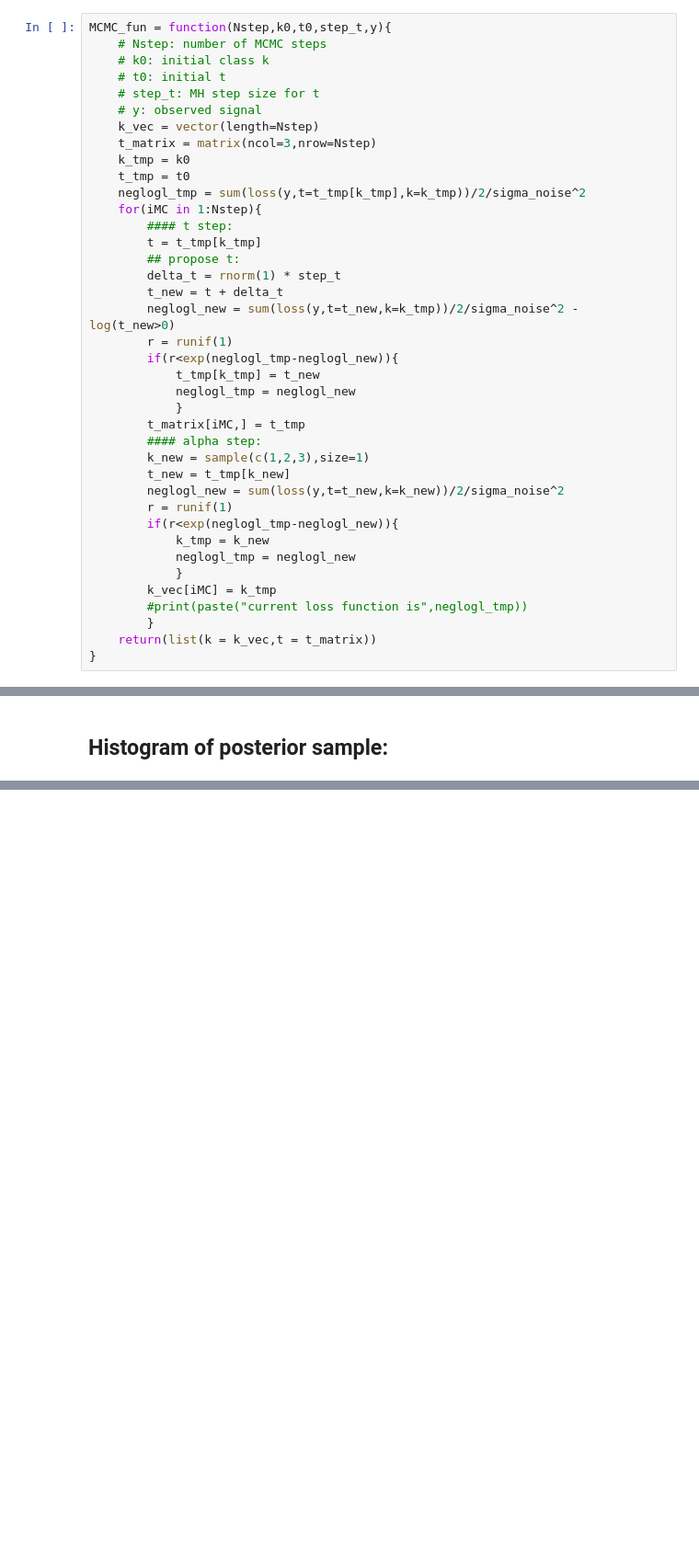
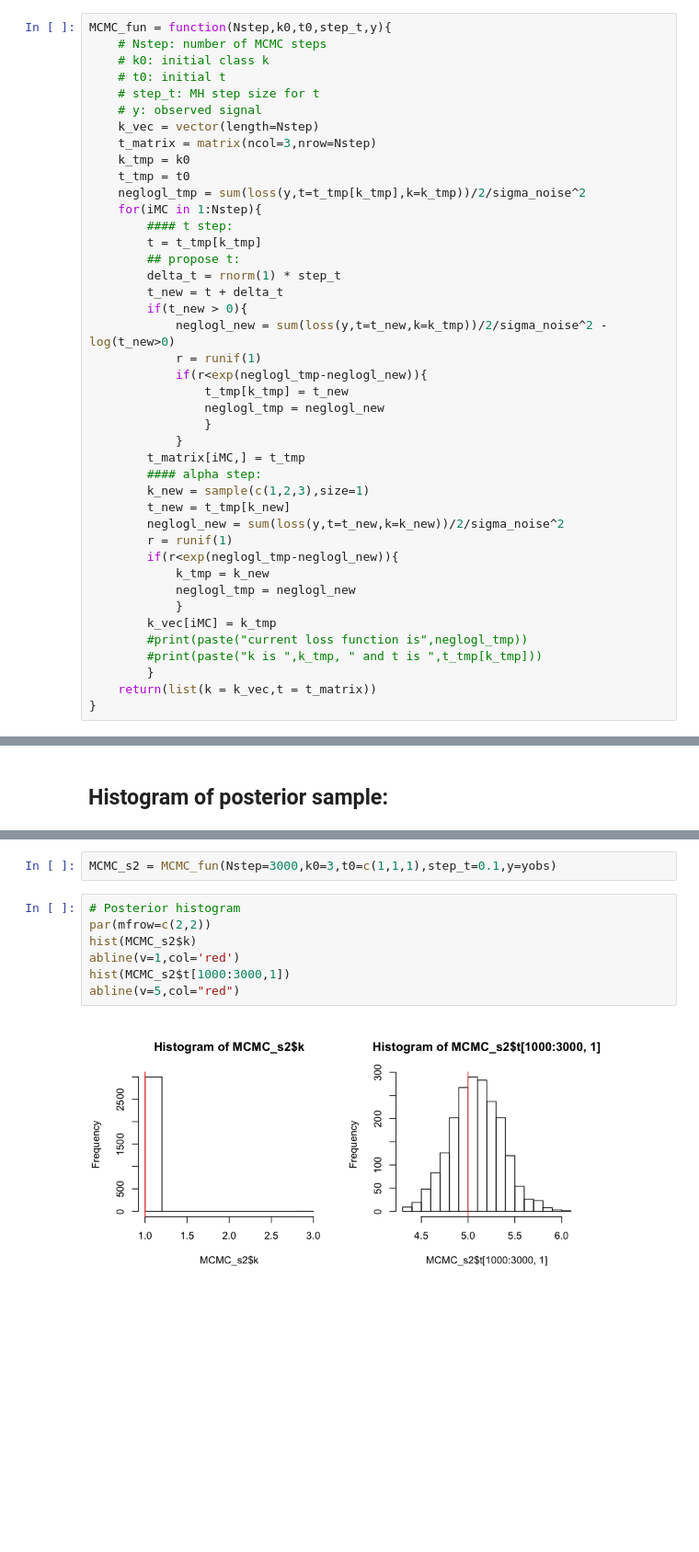
Before and after one commit to YunlongNie/K10571, a Jupyter notebook: K10571_MCMC_Luyao.ipynb, the cells around one changed output, grey strips where cells are left out. Shown at 92% size. Cells and saved outputs as stored; diff of their text form; blank space fills up the shorter version.

Commit message:
MCMC Non linear function added

```diff
--- a/K10571_MCMC_Luyao.ipynb
+++ b/K10571_MCMC_Luyao.ipynb
@@ -110,11 +110,13 @@ MCMC_fun = function(Nstep,k0,t0,step_t,y){
         ## propose t:
         delta_t = rnorm(1) * step_t
         t_new = t + delta_t
-        neglogl_new = sum(loss(y,t=t_new,k=k_tmp))/2/sigma_noise^2 - log(t_new>0)
-        r = runif(1)
-        if(r<exp(neglogl_tmp-neglogl_new)){
-            t_tmp[k_tmp] = t_new
-            neglogl_tmp = neglogl_new
+        if(t_new > 0){
+            neglogl_new = sum(loss(y,t=t_new,k=k_tmp))/2/sigma_noise^2 - log(t_new>0)
+            r = runif(1)
+            if(r<exp(neglogl_tmp-neglogl_new)){
+                t_tmp[k_tmp] = t_new
+                neglogl_tmp = neglogl_new
+                }
             }
         t_matrix[iMC,] = t_tmp
         #### alpha step:
@@ -128,6 +130,7 @@ MCMC_fun = function(Nstep,k0,t0,step_t,y){
             }
         k_vec[iMC] = k_tmp
         #print(paste("current loss function is",neglogl_tmp))
+        #print(paste("k is ",k_tmp, " and t is ",t_tmp[k_tmp]))
         }
     return(list(k = k_vec,t = t_matrix))
 }
@@ -146,0 +197,11 @@ abline(v=5,col="red")
+# %%
+MCMC_s2 = MCMC_fun(Nstep=3000,k0=3,t0=c(1,1,1),step_t=0.1,y=yobs)
+# %%
+# Posterior histogram
+par(mfrow=c(2,2))
+hist(MCMC_s2$k)
+abline(v=1,col='red')
+hist(MCMC_s2$t[1000:3000,1])
+abline(v=5,col="red")
+# %% [output]
+[figure, added]
```
Also changed, not shown: parts of 2 cells of this notebook.
